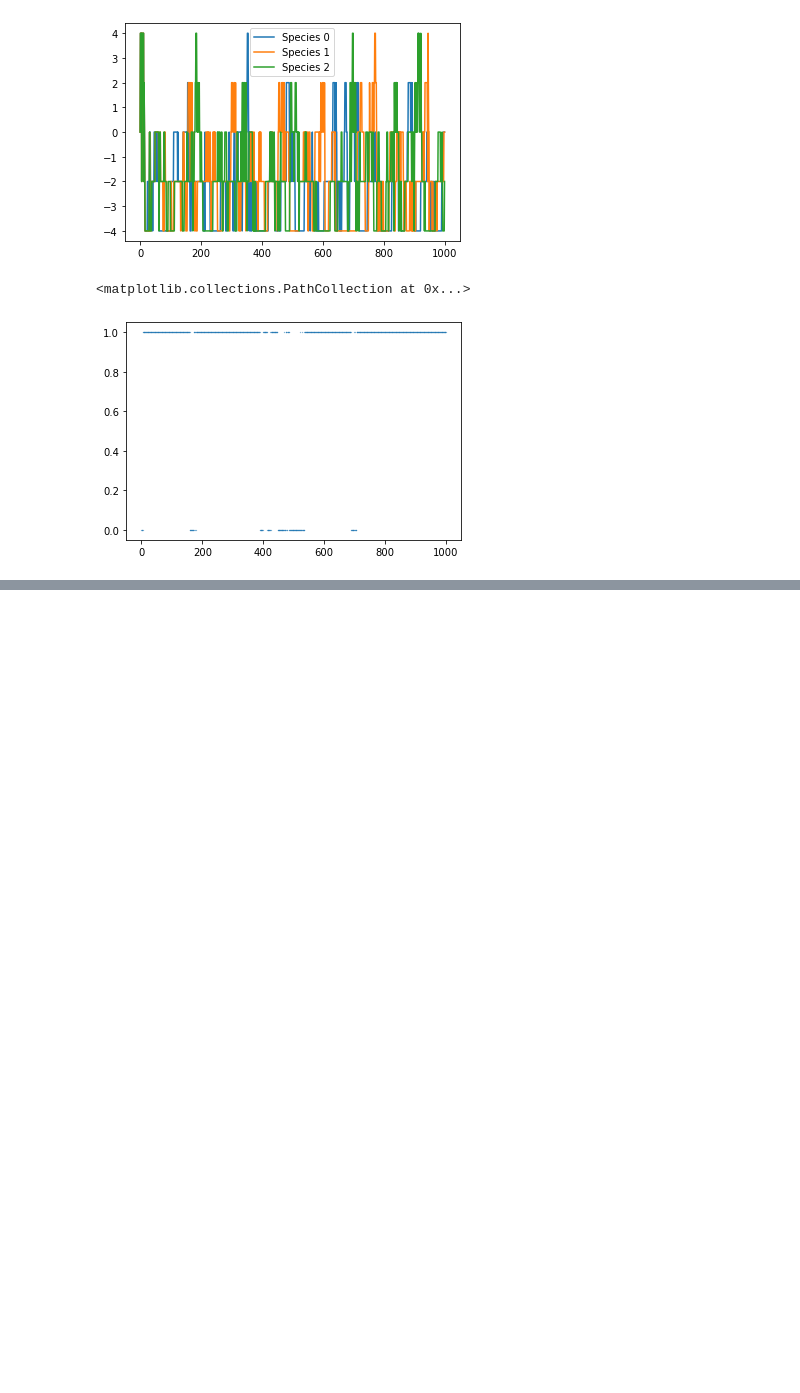
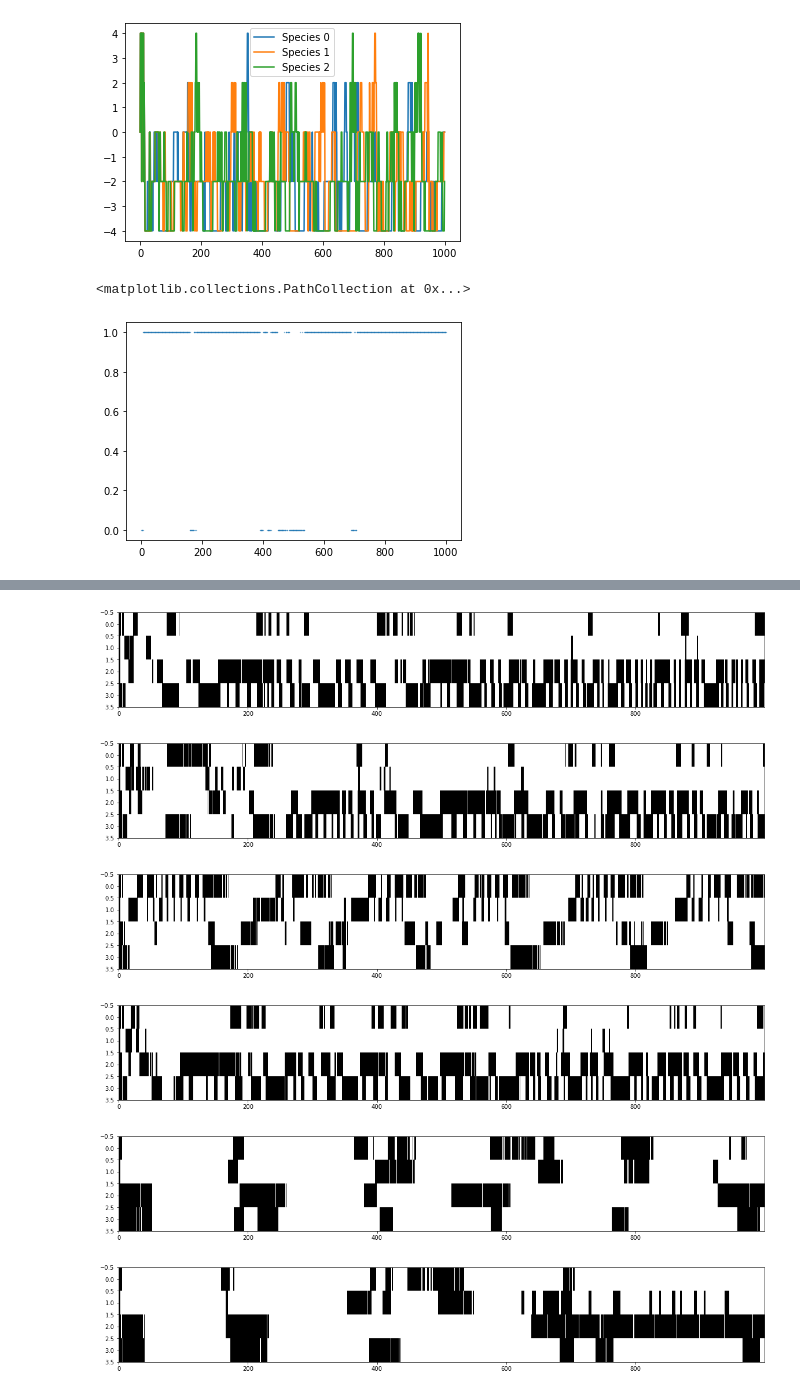
Before and after one commit to Stillerman/Evolutionary-Robotics, a Jupyter notebook: Analyze.ipynb, the cells around one changed output, grey strips where cells are left out. Drawn from its saved outputs; the diff is of its cells as text; code cells hidden in the pictures; blank space fills up the shorter version.

```diff
--- a/Analyze.ipynb
+++ b/Analyze.ipynb
@@ -92,13 +71,0 @@ df[mask]
-# %%
-plt.rcParams["figure.figsize"] = (20,3)
-
-for idx in [101,110,118,123, 244,246]:
-    lh = np.asarray(df["sense_hist"][idx]).T
-    data = lh > 0
-    fig = plt.figure()
-    ax = fig.add_subplot(111)
-
-    data.reshape((1000, 1))
-    ax.imshow(data, aspect='auto', cmap="binary", interpolation='nearest')
-
-    plt.show()
@@ -107,0 +92,18 @@ TypeError: Invalid shape (1000,) for image data
+# %%
+plt.rcParams["figure.figsize"] = (20,3)
+
+for idx in [101,110,118,123, 244,246]:
+    lh = np.asarray(df["leg_hist"][idx]).T
+    data = lh > 0
+    fig = plt.figure()
+    ax = fig.add_subplot(111)
+    ax.imshow(data, aspect='auto', cmap="binary", interpolation='nearest')
+
+    plt.show()
+# %% [output]
+[figure, added]
+[figure, added]
+[figure, added]
+[figure, added]
+[figure, added]
+[figure, added]
```
Also changed, not shown: parts of 4 cells of this notebook.
